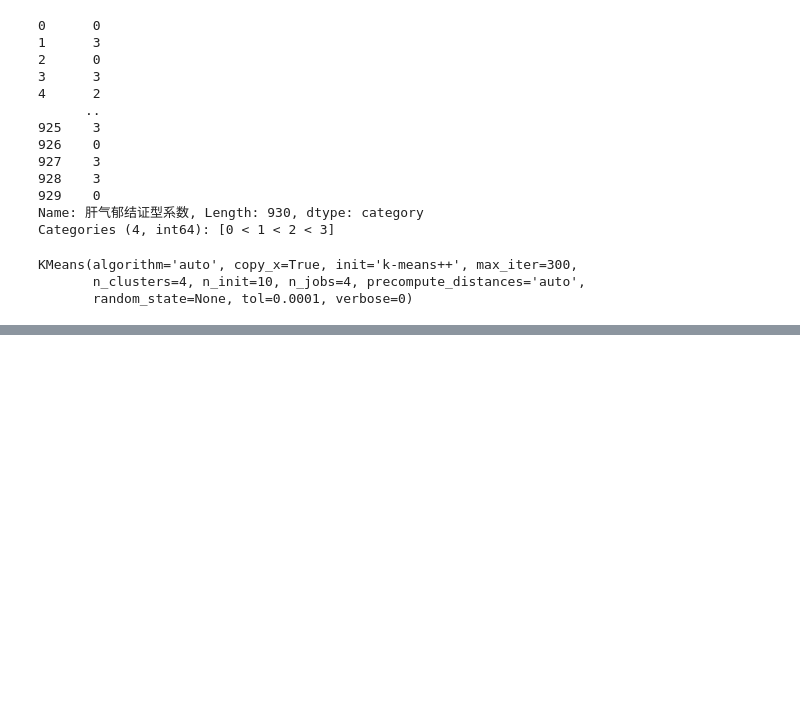
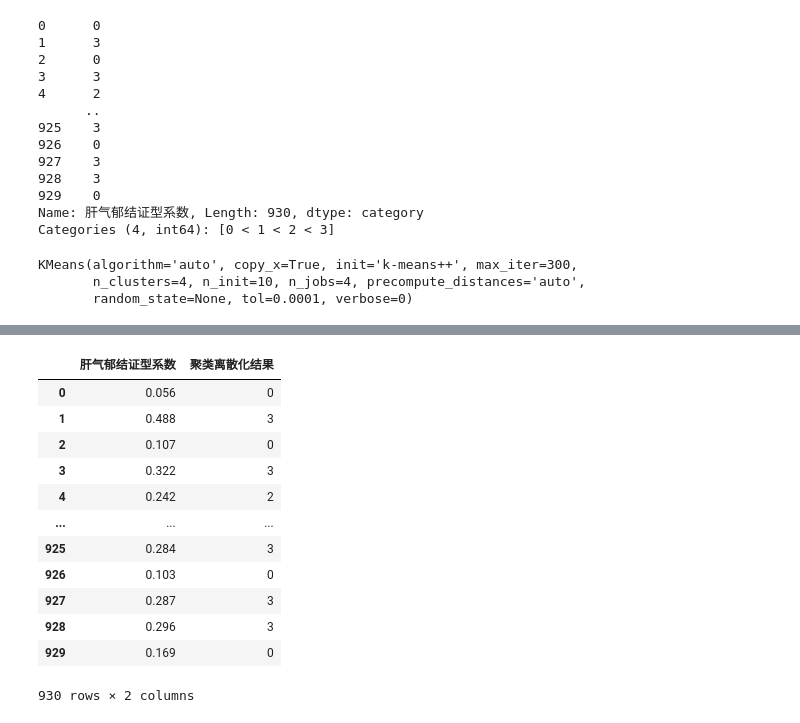
Before and after one commit to BillionsRichard/PythonPracticeOfDataAnalysisAndMining, a Jupyter notebook: chapter4/demo/code/4-3_data_discretization.ipynb, the cells around one changed output, grey strips where cells are left out. Cells and saved outputs as stored; diff of their text form; code cells hidden in the pictures; blank space fills up the shorter version.

```diff
--- a/chapter4/demo/code/4-3_data_discretization.ipynb
+++ b/chapter4/demo/code/4-3_data_discretization.ipynb
@@ -175,0 +266,19 @@ c.sort_values(by=0)
+# %%
+cluster_dis_df = pd.DataFrame({'肝气郁结证型系数':data,
+                              '聚类离散化结果': cluster_dis_series})
+# %%
+cluster_dis_df
+# %% [output]
+|  | 肝气郁结证型系数 | 聚类离散化结果 |
+| 0 | 0.056 | 0 |
+| 1 | 0.488 | 3 |
+| 2 | 0.107 | 0 |
+| 3 | 0.322 | 3 |
+| 4 | 0.242 | 2 |
+| ... | ... | ... |
+| 925 | 0.284 | 3 |
+| 926 | 0.103 | 0 |
+| 927 | 0.287 | 3 |
+| 928 | 0.296 | 3 |
+| 929 | 0.169 | 0 |
+930 rows × 2 columns
```
Also changed, not shown: parts of 34 cells of this notebook, 3 other files.
